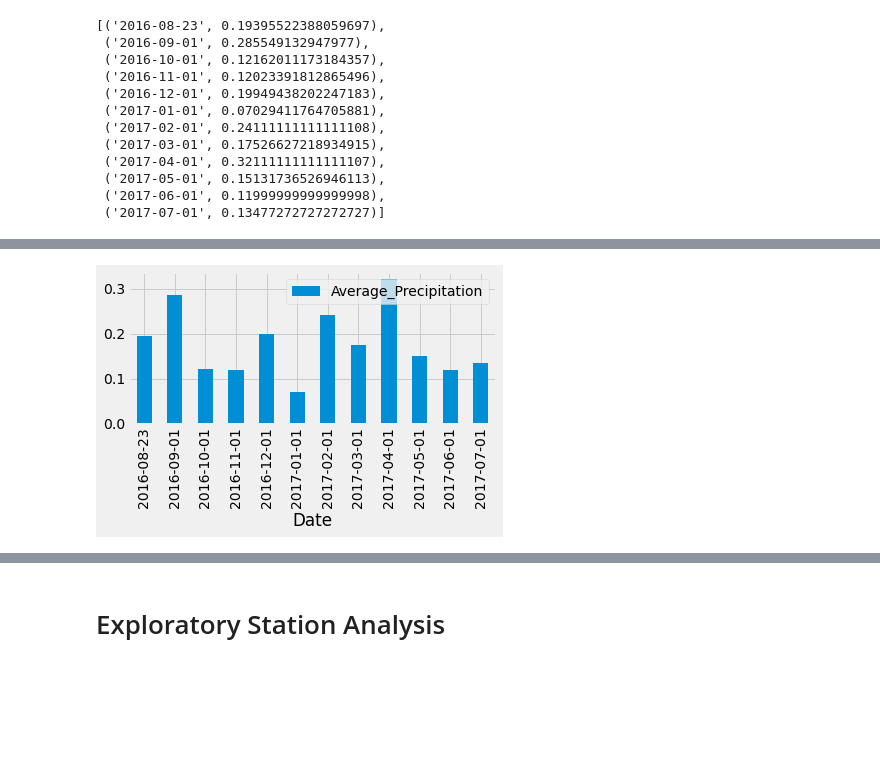
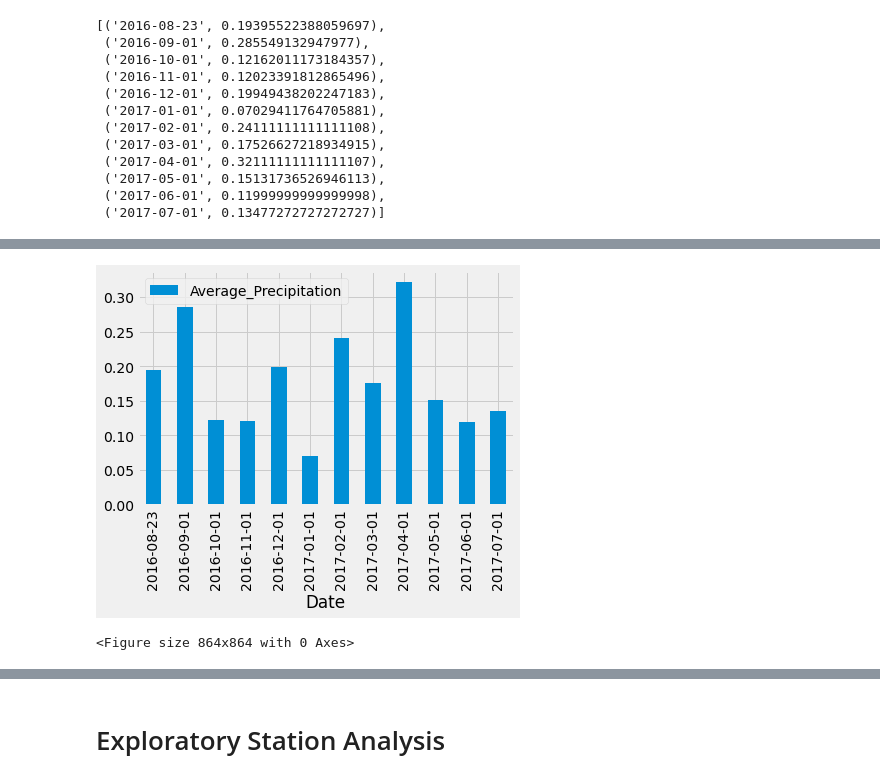
Before and after one commit to uzmabb182/sqlalchemy-challenge, a Jupyter notebook: climate_starter.ipynb, the cells around one changed output, grey strips where cells are left out. Saved outputs shown, nothing was run; the diff lists cells and outputs as text; code cells hidden in the pictures; blank space fills up the shorter version.

```diff
--- a/climate_starter.ipynb
+++ b/climate_starter.ipynb
@@ -129,0 +138,4 @@ from sqlalchemy import and_
+# %%
+# To get the year from date in integer
+recent_year = int(dt.datetime.strftime(recent_date, '%Y'))
+recent_year
@@ -129,0 +144,4 @@ from sqlalchemy import and_
+# %%
+# To get the month from the date in integer
+recent_month = int(dt.datetime.strftime(recent_date, '%m'))
+recent_month
@@ -129,0 +150,4 @@ from sqlalchemy import and_
+# %%
+# To get the day from date in integer
+recent_day = int(dt.datetime.strftime(recent_date, '%d'))
+recent_day
@@ -156,8 +182,8 @@ datetime.date(2016, 8, 23)
 
 
 twelve_month_prcp = session.query(Measurement.date, func.avg(Measurement.prcp)).\
-        filter(and_(Measurement.date >= (dt.date(2017, 8, 23) - twelve_mon_rel),\
-                Measurement.date <= dt.date(2017, 8, 23))).\
+        filter(and_(Measurement.date >= (dt.date(recent_year, recent_month, recent_day) - twelve_mon_rel),\
+                Measurement.date <= dt.date(recent_year, recent_month, recent_day))).\
                 group_by(func.strftime("%m", Measurement.date)).\
                 order_by(Measurement.date).all()
 
@@ -198,13 +224,16 @@ Name: Average_Precipitation, dtype: float64
 # %%
 # Use Pandas Plotting with Matplotlib to plot the data
 # to tell what the x_axis should be
 
 df.set_index('Date', inplace=True)
 df.plot.bar()
+plt.figure(figsize=(12,12))
 plt.tight_layout()
+plt.savefig("../sqlalchemy-challenge/prcp.png")
 plt.show()
 # %% [output]
-[figure, old version]
+[figure, new version]
+<Figure size 864x864 with 0 Axes>
 # %%
 # Use Pandas to calculate the summary statistics for the precipitation data
 # %%
```
Also changed, not shown: parts of 23 cells of this notebook, 2 other files.
